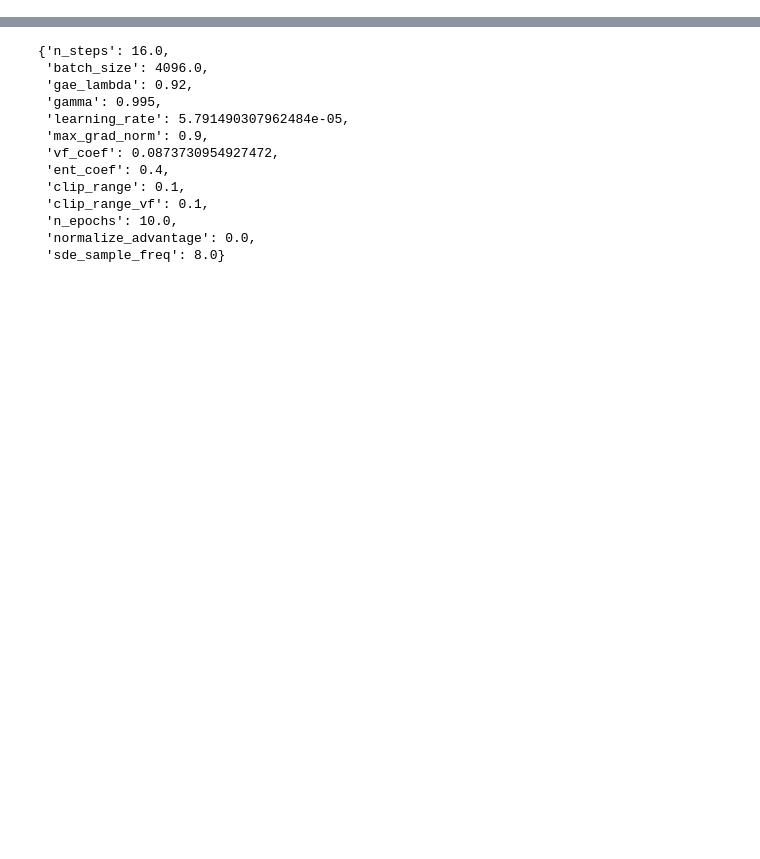
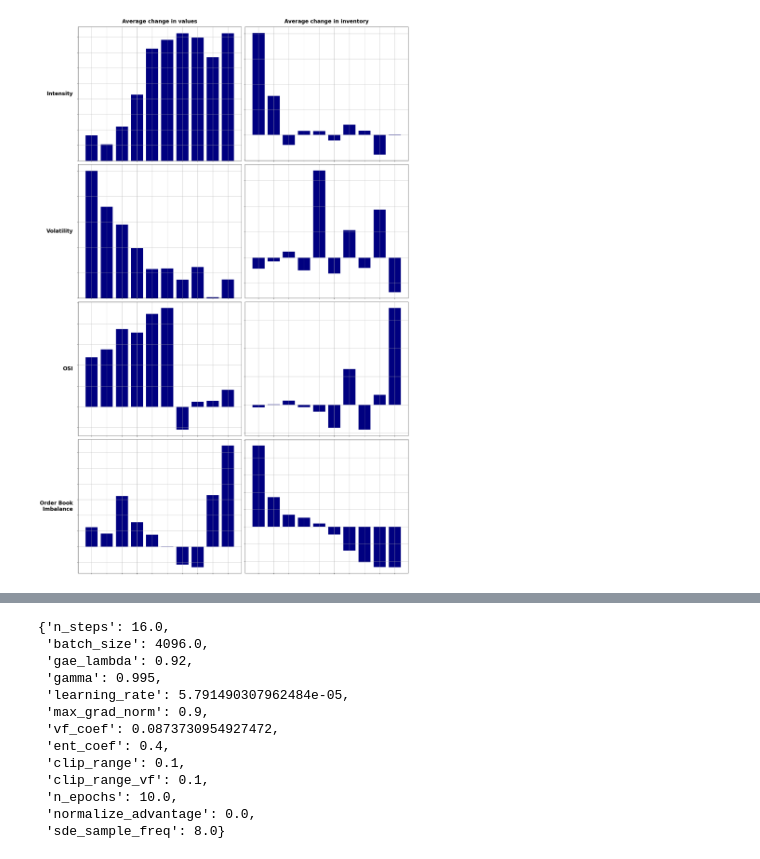
Before and after one commit to JuusoAsd/thesis, a Jupyter notebook: src/data_management/help.ipynb, the cells around one changed output, grey strips where cells are left out. Cells and saved outputs as stored; diff of their text form; code cells hidden in the pictures; blank space fills up the shorter version.

```diff
--- a/src/data_management/help.ipynb
+++ b/src/data_management/help.ipynb
@@ -24,0 +103,41 @@ from src.data_management import get_data_by_dates
+# %%
+fig, axs = plt.subplots(4, 2, figsize=(20, 30))  # 4 rows and 3 columns
+
+variables = ["intensity", "volatility", "osi", "order_book_imbalance"]
+titles = ["Intensity", "Volatility", "OSI", "Order Book\n Imbalance"]
+
+df_copy = df.copy()
+
+for i, var in enumerate(variables):
+    for j, col in enumerate(["values", "inventory"]):
+        df_copy[f'{var}_bins'] = pd.cut(df_copy[var], bins=10)
+        df_copy['value_change'] = df_copy[col].diff()
+        df_copy['count'] = 1
+
+        binned_value_change_mean = df_copy.groupby(f'{var}_bins')['value_change'].mean()
+        binned_value_change_count = df_copy.groupby(f'{var}_bins')['count'].sum()
+        axs[i, j].bar(binned_value_change_mean.index.astype(str), binned_value_change_mean, color='navy')  # Changed color to 'navy'
+        axs[i, j].grid(True)
+        axs[i, j].set_xticklabels([])  # Remove x-axis values
+        axs[i, j].set_yticklabels([])  # Remove y-axis values
+
+
+fontsize = 20  # Set the font size
+
+for ax, col in zip(axs[0], ['Average change in values', 'Average change in inventory', 'Count of observations per bucket']):
+    ax.annotate(col, xy=(0.5, 1), xytext=(0, 15),
+                xycoords='axes fraction', textcoords='offset points',
+                size=fontsize,
+                weight="bold", ha='center', va='baseline')  # Increased font size
+
+for ax, row in zip(axs[:,0], titles):
+    ax.annotate(row, xy=(0, 0.5), xytext=(-ax.yaxis.labelpad - 5, 0),
+                xycoords=ax.yaxis.label, textcoords='offset points',
+                size=fontsize,
+                weight="bold", ha='right', va='center')  # Increased font size
+
+fig.tight_layout()
+plt.savefig(os.path.join(visual_folder, 'inventory_change_by_variables_not_scaled.png'))
+plt.show()
+# %% [output]
+[figure, added]
```
Also changed, not shown: parts of 60 cells of this notebook, 22 other files.
